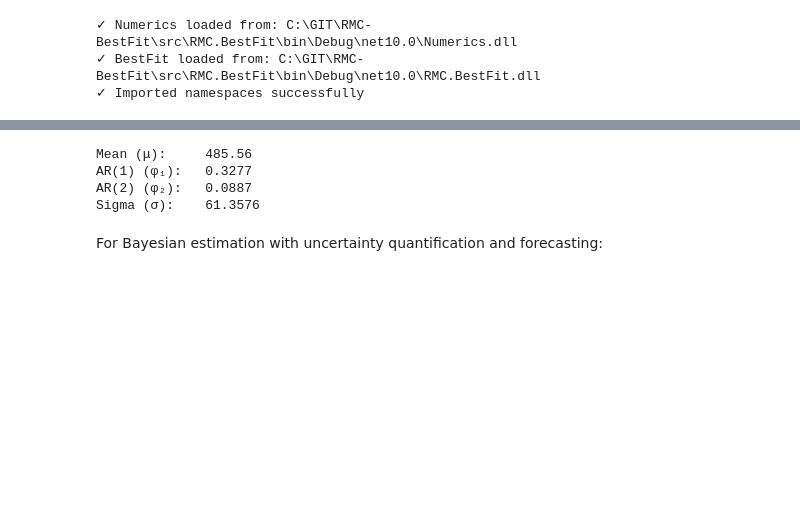
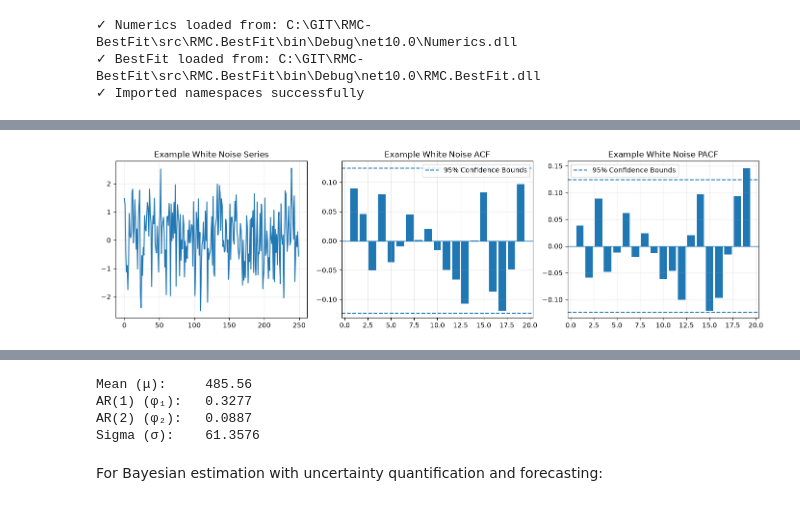
Before and after one commit to USACE-RMC/BestFit-Python-Examples, a Jupyter notebook: notebooks/03_time_series_forecasting.ipynb, the cells around one changed output, grey strips where cells are left out. Drawn from its saved outputs; the diff is of its cells as text; code cells hidden in the pictures; blank space fills up the shorter version.

```diff
--- a/notebooks/03_time_series_forecasting.ipynb
+++ b/notebooks/03_time_series_forecasting.ipynb
@@ -335,0 +239,46 @@ Let's fit an AR(2) model to monthly streamflow data
+# %%
+white_noise = list(Normal(0, 1).GenerateRandomValues(250,seed=12345))
+
+wn_acf = Autocorrelation.Function(convert_to_dotnet_array(white_noise),lagMax=20)
+wn_pacf = Autocorrelation.Function(convert_to_dotnet_array(white_noise),lagMax=20,type=Autocorrelation.Type.Partial)
+
+lags = np.arange(1,20)
+
+acf_vals = np.array([
+    float(wn_acf[int(i),1])
+    for i in lags
+])
+
+pacf_vals = np.array([
+    float(wn_pacf[int(i),1])
+    for i in lags
+])
+
+# Calculate 95% confidence bounds for ACF and PACF
+bound = 1.96 / np.sqrt(len(white_noise))
+
+fig, ax = plt.subplots(1,3,figsize=(14,4))
+
+ax[0].plot(white_noise)
+ax[0].set_title("Example White Noise Series")
+ax[0].grid(alpha=0.25)
+
+ax[1].bar(lags,acf_vals)
+ax[1].axhline(bound, linestyle="--", label="95% Confidence Bounds")
+ax[1].axhline(-bound, linestyle="--", label="_nolegend_")
+ax[1].axhline(0.0, linewidth=1)
+ax[1].set_title("Example White Noise ACF")
+ax[1].grid(alpha=0.25)
+ax[1].legend()
+
+ax[2].bar(lags,pacf_vals)
+ax[2].axhline(bound, linestyle="--", label="95% Confidence Bounds")
+ax[2].axhline(-bound, linestyle="--", label="_nolegend_")
+ax[2].axhline(0.0, linewidth=1)
+ax[2].set_title("Example White Noise PACF")
+ax[2].grid(alpha=0.25)
+ax[2].legend()
+
+plt.tight_layout()
+# %% [output]
+[figure, added]
```
Also changed, not shown: parts of 36 cells of this notebook, 5 other files.
